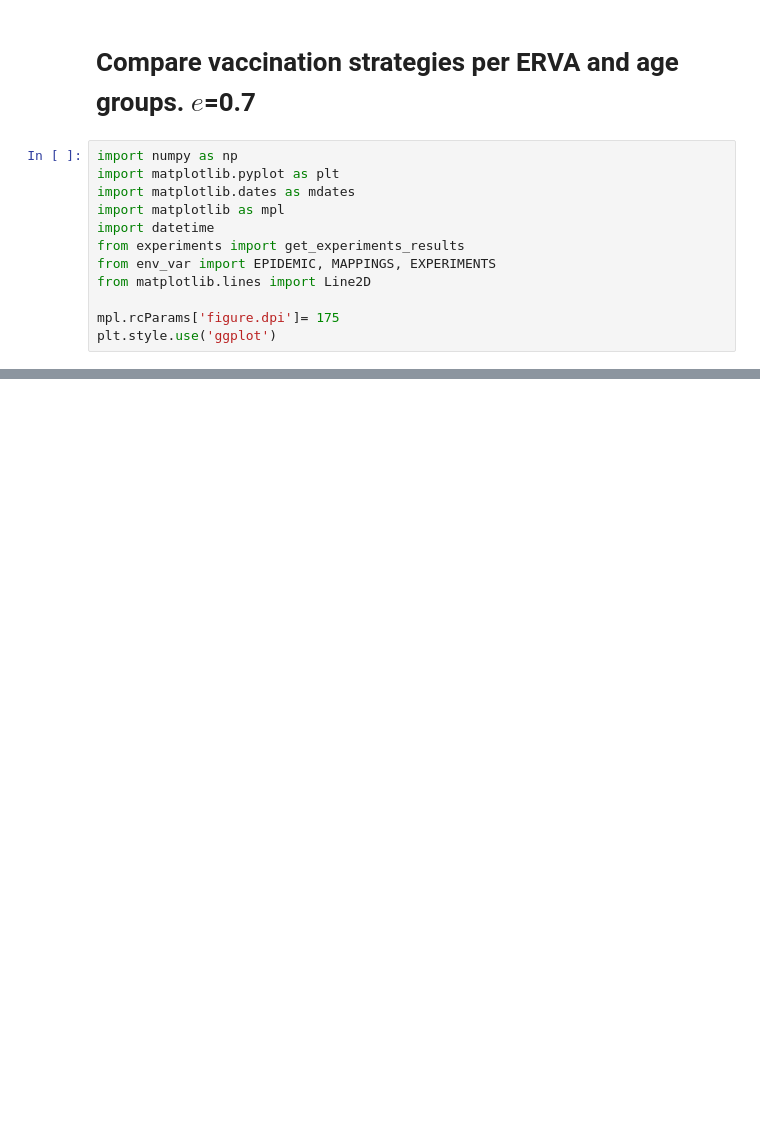
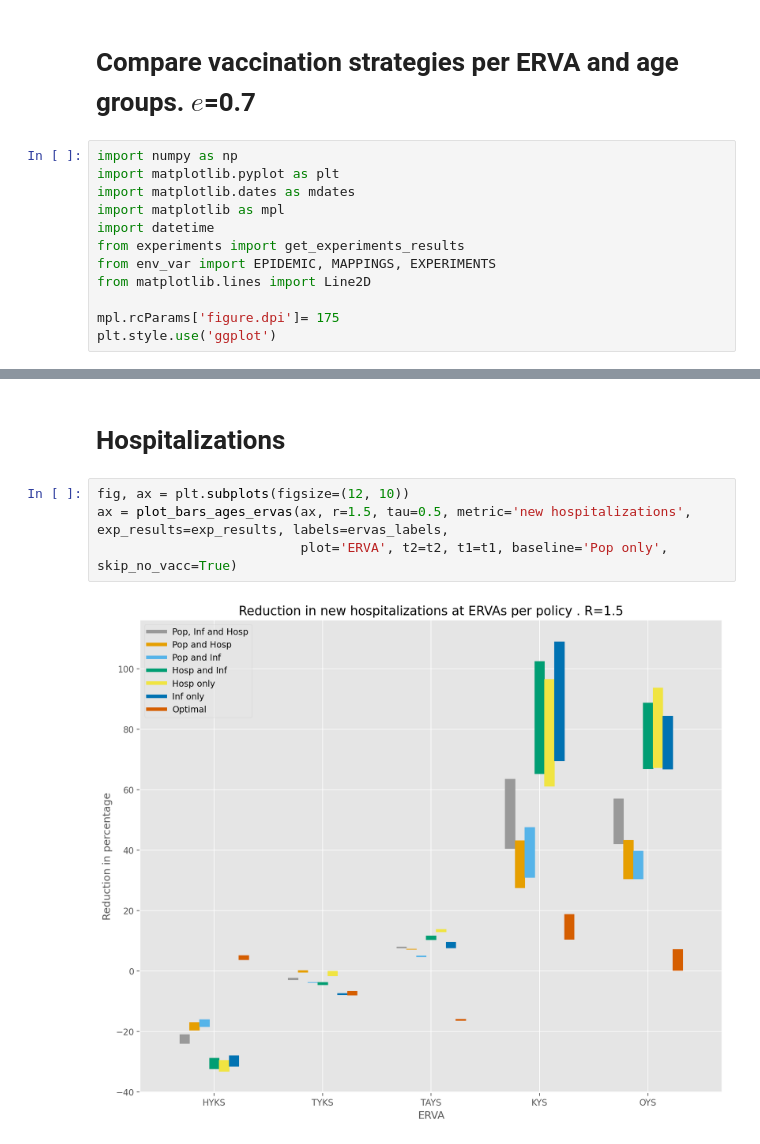
Before and after one commit to FINCoVID19/optimized_vaccination_finland, a Jupyter notebook: compare_vaccination_age_erva.ipynb, the cells around one changed output, grey strips where cells are left out. Saved outputs shown, nothing was run; the diff lists cells and outputs as text; blank space fills up the shorter version.

```diff
--- a/compare_vaccination_age_erva.ipynb
+++ b/compare_vaccination_age_erva.ipynb
@@ -324,0 +184,8 @@ ax = plot_bars_ages_ervas(ax, r_experiments[4], 'infections', all_results, age_l
+# %% [markdown]
+# Hospitalizations
+# %%
+fig, ax = plt.subplots(figsize=(12, 10))
+ax = plot_bars_ages_ervas(ax, r=1.5, tau=0.5, metric='new hospitalizations', exp_results=exp_results, labels=ervas_labels,
+                          plot='ERVA', t2=t2, t1=t1, baseline='Pop only', skip_no_vacc=True)
+# %% [output]
+[figure, added]
```
Also changed, not shown: parts of 49 cells of this notebook, 2 other files.
